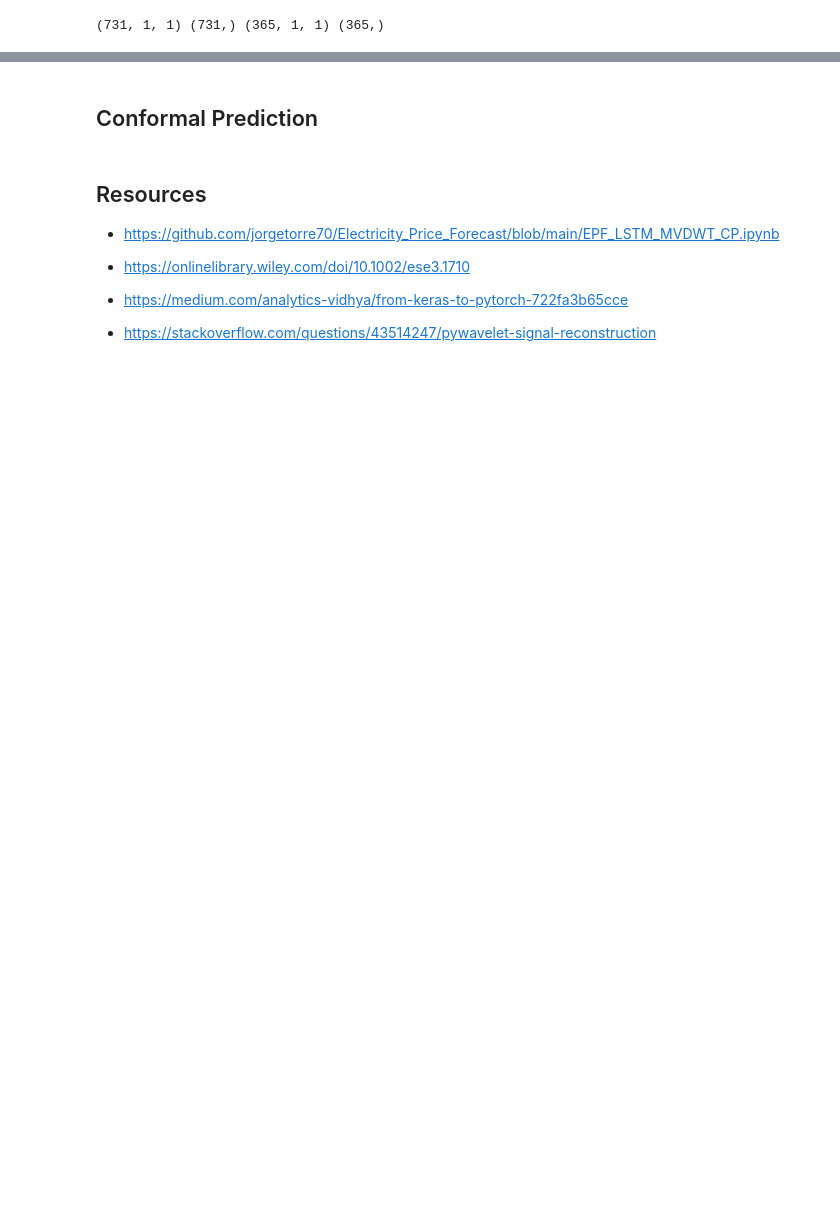
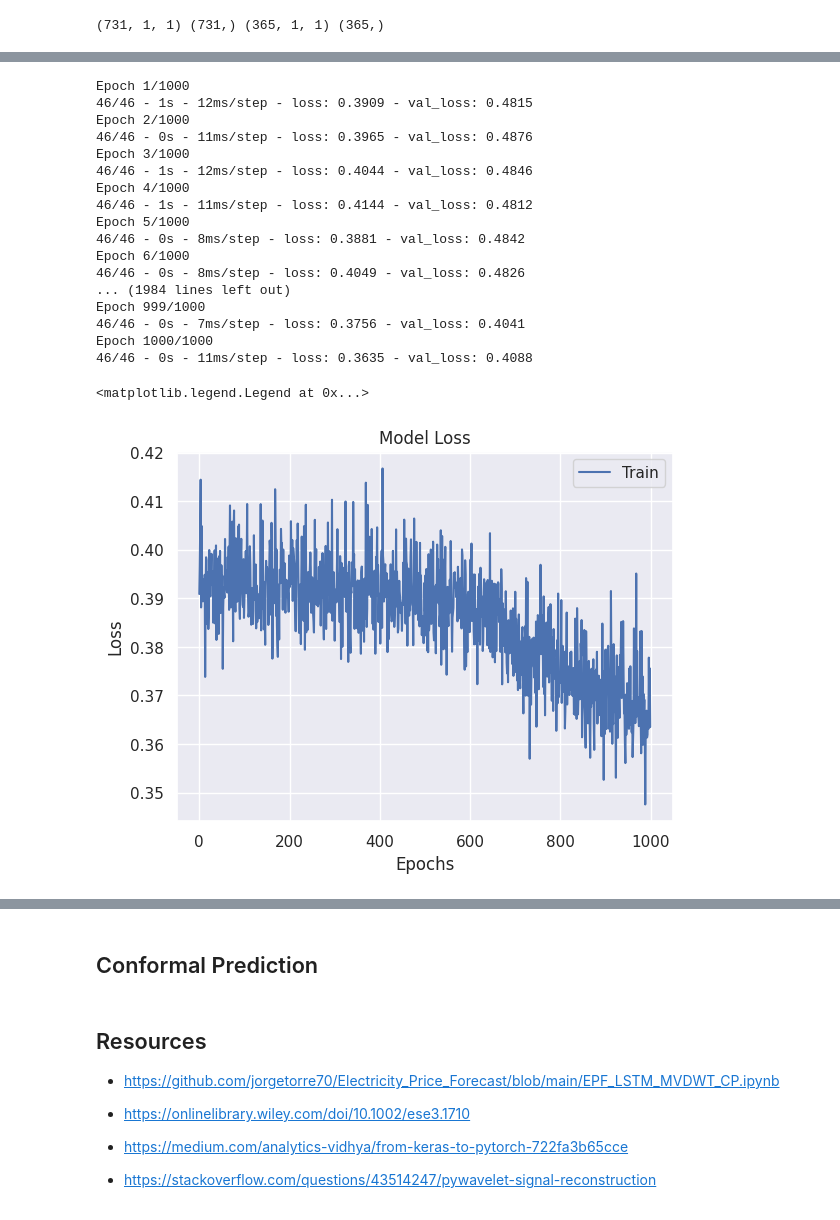
Before and after one commit to jacktang/paper_impls, a Jupyter notebook: nn/lstm/LSTM_DWT_EPF_electricity_price.ipynb, the cells around one changed output, grey strips where cells are left out. Saved outputs shown, nothing was run; the diff lists cells and outputs as text; code cells hidden in the pictures; blank space fills up the shorter version.

```diff
--- a/nn/lstm/LSTM_DWT_EPF_electricity_price.ipynb
+++ b/nn/lstm/LSTM_DWT_EPF_electricity_price.ipynb
@@ -159,6 +173,6 @@ print(train_XMVDWT.shape, train_yMVDWT.shape, test_XMVDWT.shape, test_yMVDWT.sha
 # %%
 import os
-os.environ["KERAS_BACKEND"] = "jax"
+os.environ["KERAS_BACKEND"] = "torch"
 
 from keras.models import Sequential
 from keras.layers import Dense
@@ -176,12 +190,6 @@ torch.manual_seed(4321)
 model2 = Sequential()
 model2.add(Bidirectional(LSTM(50, activation='linear', input_shape=(train_XMVDWT.shape[1], train_XMVDWT.shape[2]))))
 model2.add(Dropout(rate=0.2))
-model2.add(Dense(units=2))
+model2.add(Dense(units=1))
 model2.compile(optimizer='adam', loss='mse')
-
-history_model2 = model2.fit(train_XMVDWT, train_yMVDWT, epochs=100, batch_size=16, validation_data=(test_XMVDWT, test_yMVDWT), verbose=2, shuffle=False)
-plt.plot(history_model2.history['loss'])
-plt.title("Model Loss")
-plt.xlabel('Epochs')
-plt.ylabel('Loss')
-plt.legend(['Train'])
+model2.summary()
@@ -188,3 +210,30 @@ plt.legend(['Train'])
+# %%
+history_model2 = model2.fit(train_XMVDWT, train_yMVDWT, epochs=1000, batch_size=16, validation_data=(test_XMVDWT, test_yMVDWT), verbose=2, shuffle=False)
+plt.plot(history_model2.history['loss'])
+plt.title("Model Loss")
+plt.xlabel('Epochs')
+plt.ylabel('Loss')
+plt.legend(['Train'])
+# %% [output]
+Epoch 1/1000
+46/46 - 1s - 12ms/step - loss: 0.3909 - val_loss: 0.4815
+Epoch 2/1000
+46/46 - 0s - 11ms/step - loss: 0.3965 - val_loss: 0.4876
+Epoch 3/1000
+46/46 - 1s - 12ms/step - loss: 0.4044 - val_loss: 0.4846
+Epoch 4/1000
+46/46 - 1s - 11ms/step - loss: 0.4144 - val_loss: 0.4812
+Epoch 5/1000
+46/46 - 0s - 8ms/step - loss: 0.3881 - val_loss: 0.4842
+Epoch 6/1000
+46/46 - 0s - 8ms/step - loss: 0.4049 - val_loss: 0.4826
+... (1984 lines left out)
+Epoch 999/1000
+46/46 - 0s - 7ms/step - loss: 0.3756 - val_loss: 0.4041
+Epoch 1000/1000
+46/46 - 0s - 11ms/step - loss: 0.3635 - val_loss: 0.4088
+<matplotlib.legend.Legend at 0x...>
+[figure, added]
 # %%
 y_predtestMVDWT = model2.predict(test_XMVDWT)
 invertedtestMVDWT = scaler2.inverse_transform(y_predtestMVDWT)
```
Also changed, not shown: parts of 8 cells of this notebook, 13 other files.
